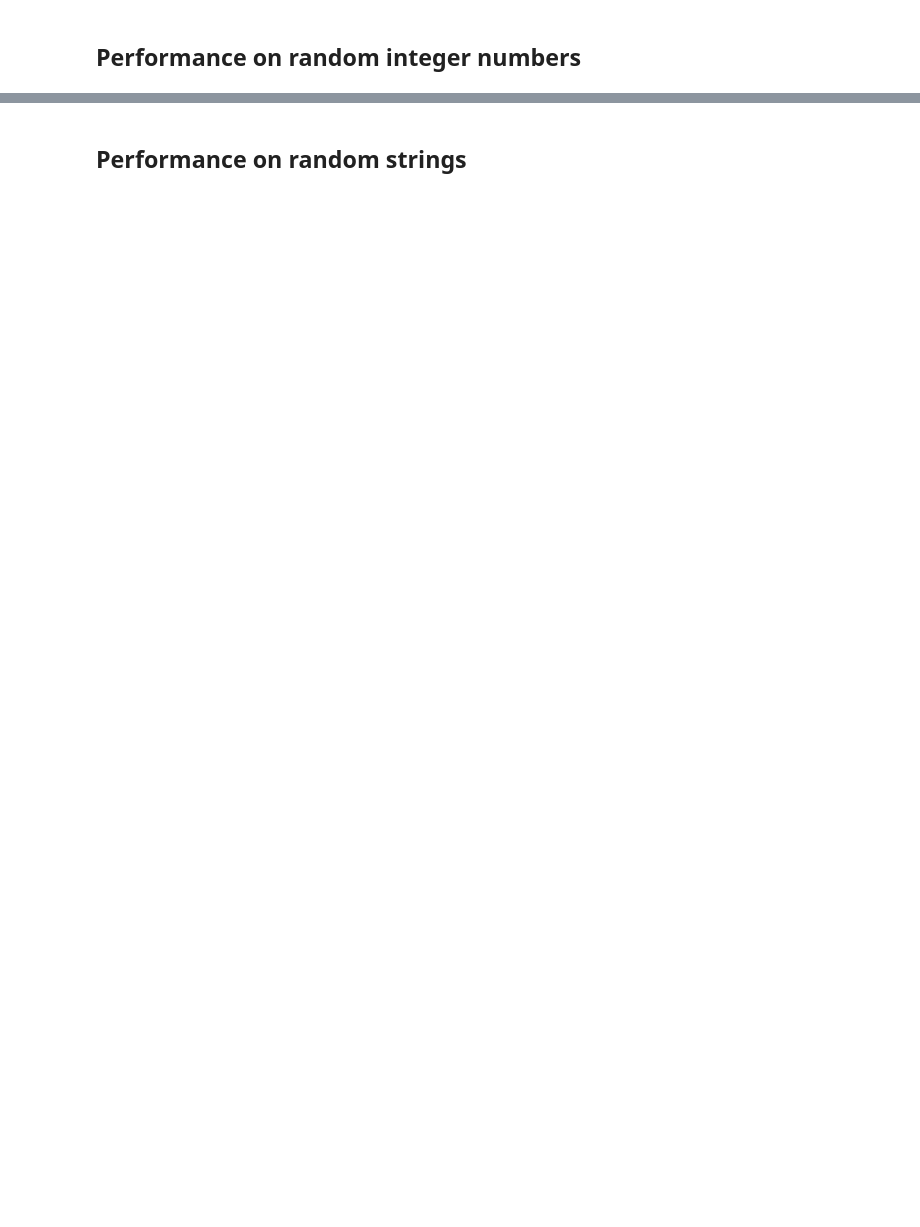
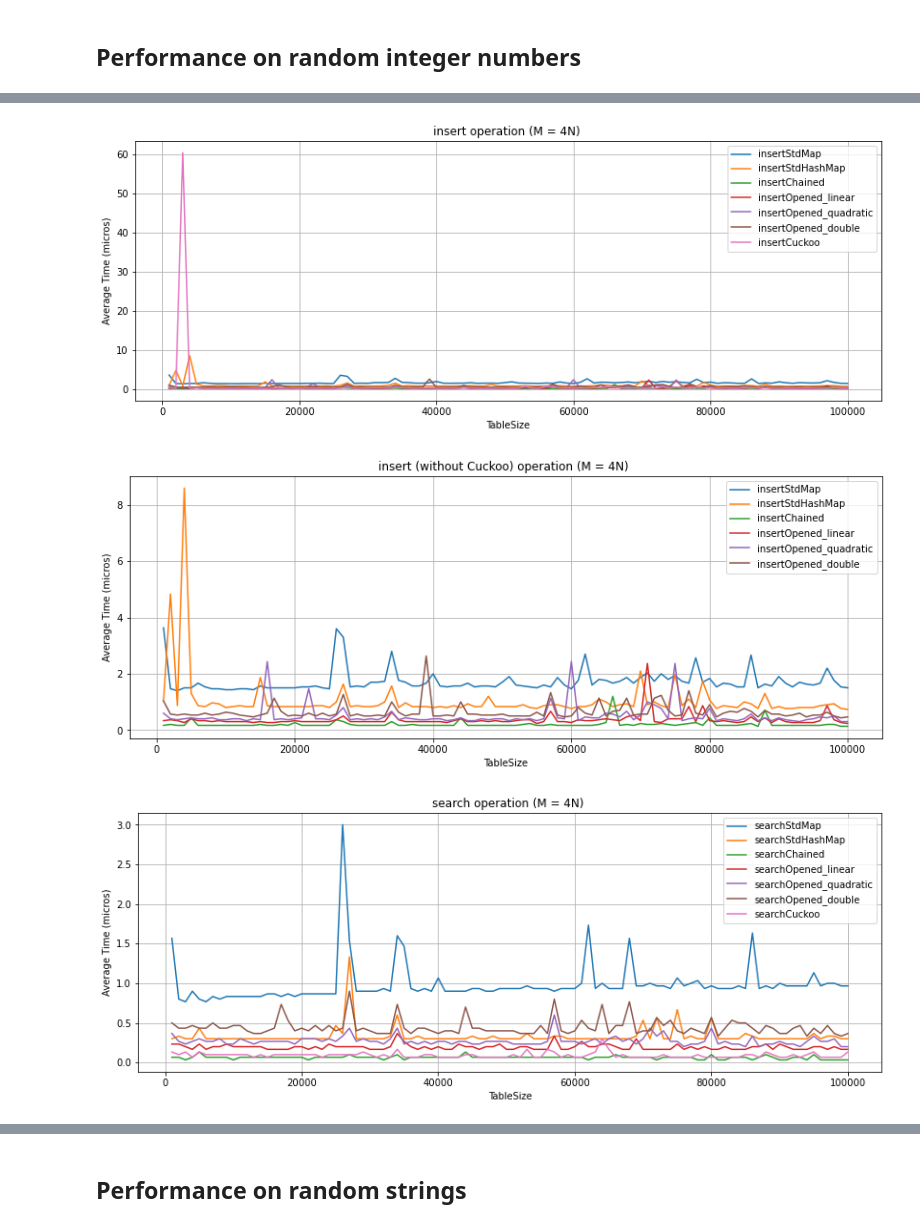
Before and after one commit to CodeSopranos/hashing-algorithms, a Jupyter notebook: report.ipynb, the cells around one changed output, grey strips where cells are left out. Drawn from its saved outputs; the diff is of its cells as text; code cells hidden in the pictures; blank space fills up the shorter version.

```diff
--- a/report.ipynb
+++ b/report.ipynb
@@ -119,0 +214,6 @@ pass
+# %%
+get_charts(performanceIntegerM4N, groups)
+# %% [output]
+[figure, added]
+[figure, added]
+[figure, added]
```
Also changed, not shown: parts of 23 cells of this notebook, 28 other files.
